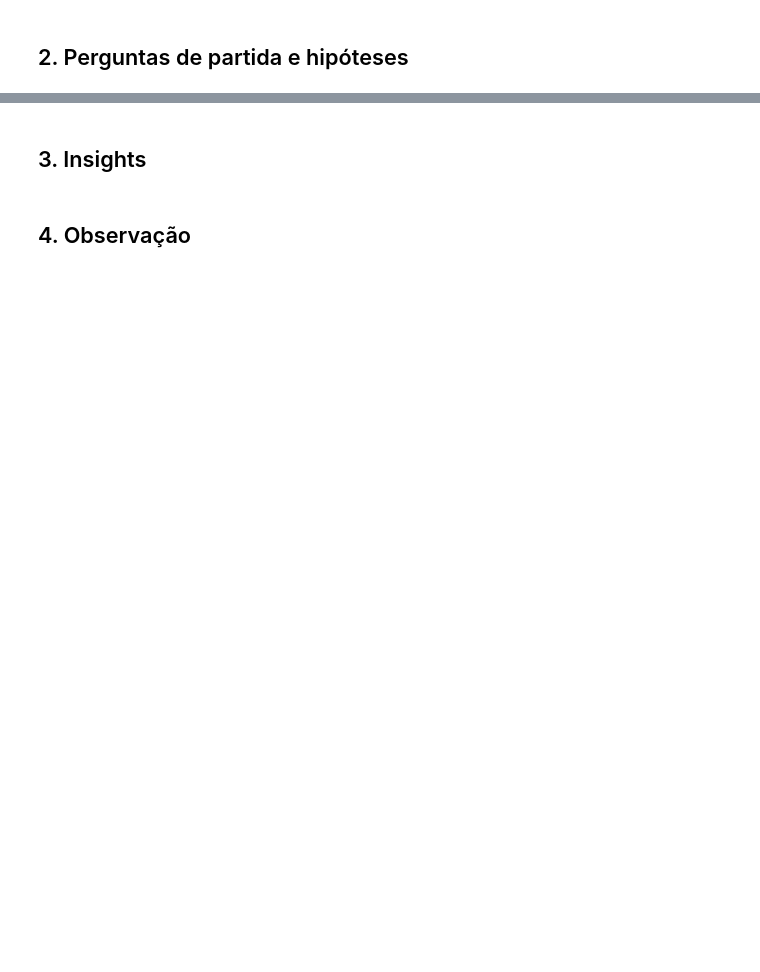
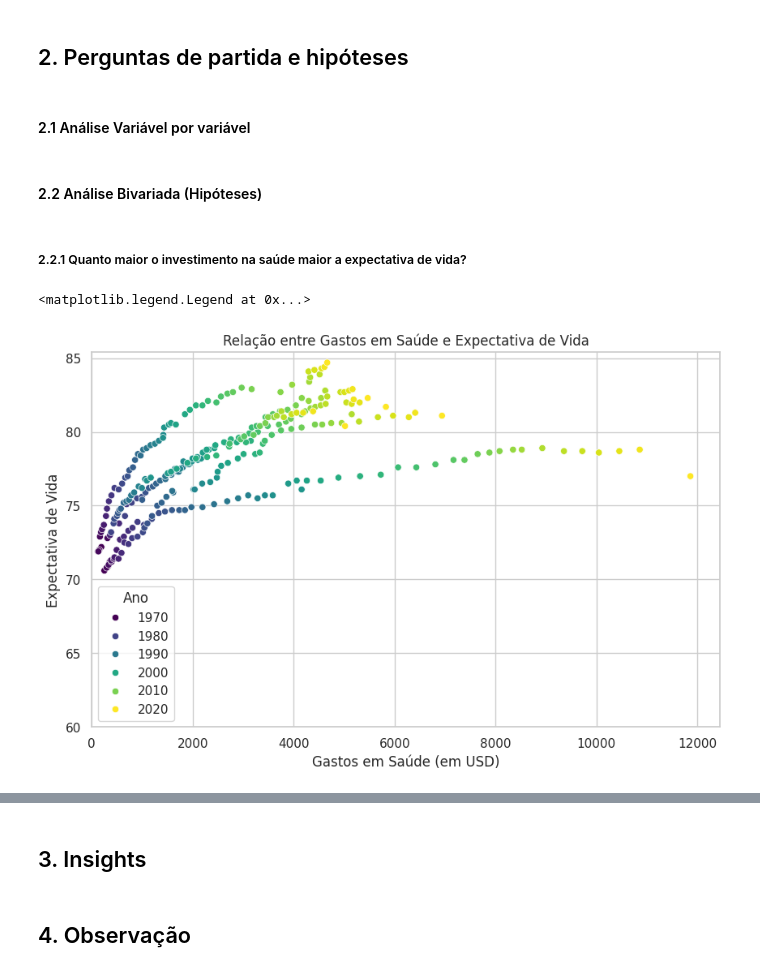
Before and after one commit to YagoCastro/avanti-bootcamp-cdd, a Jupyter notebook: notebooks/01-exploratory_data_analysis.ipynb, the cells around one changed output, grey strips where cells are left out. Cells and saved outputs as stored; diff of their text form; code cells hidden in the pictures; blank space fills up the shorter version.

```diff
--- a/notebooks/01-exploratory_data_analysis.ipynb
+++ b/notebooks/01-exploratory_data_analysis.ipynb
@@ -146,2 +334,5 @@ dtype: int64
 # %% [markdown]
 ## 2. Perguntas de partida e hipóteses
+# %%
+df2 = df1.copy()
+#df2.columns
@@ -147,0 +345,25 @@ dtype: int64
+# %% [markdown]
+#### 2.1 Análise Variável por variável
+# %% [markdown]
+#### 2.2 Análise Bivariada (Hipóteses)
+# %% [markdown]
+##### 2.2.1 Quanto maior o investimento na saúde maior a expectativa de vida?
+# %%
+
+plt.figure(figsize=(10, 6))
+sns.scatterplot(x='spending_usd', y='life_expectancy', data=df2, hue='year', palette='viridis')
+
+# Adicionando títulos e rótulos
+plt.title('Relação entre Gastos em Saúde e Expectativa de Vida')
+plt.xlabel('Gastos em Saúde (em USD)')
+plt.ylabel('Expectativa de Vida')
+
+# Ajuste dos eixos
+plt.xlim(0, None)  # Definindo o limite mínimo para o eixo x como 0, pode ajustar conforme necessário
+plt.ylim(60, None)  # Definindo o limite mínimo para o eixo y como 0, pode ajustar conforme necessário
+
+# legenda
+plt.legend(title='Ano')
+# %% [output]
+<matplotlib.legend.Legend at 0x...>
+[figure, added]
```
Also changed, not shown: parts of 38 cells of this notebook.
